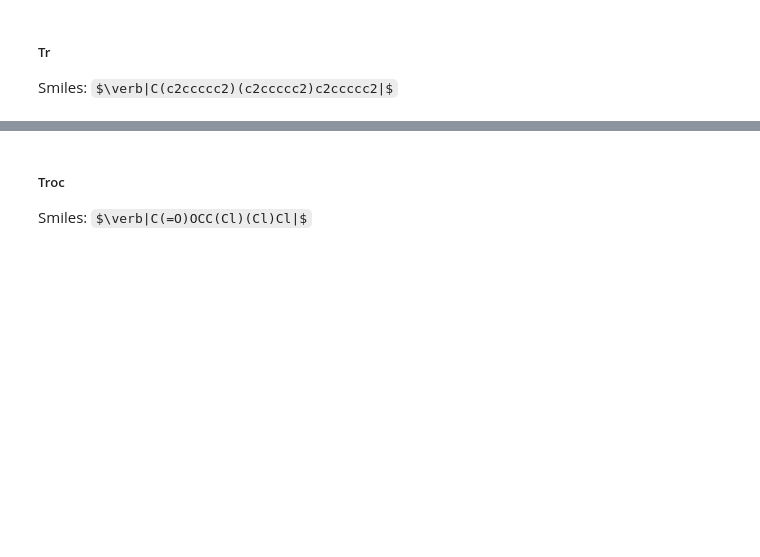
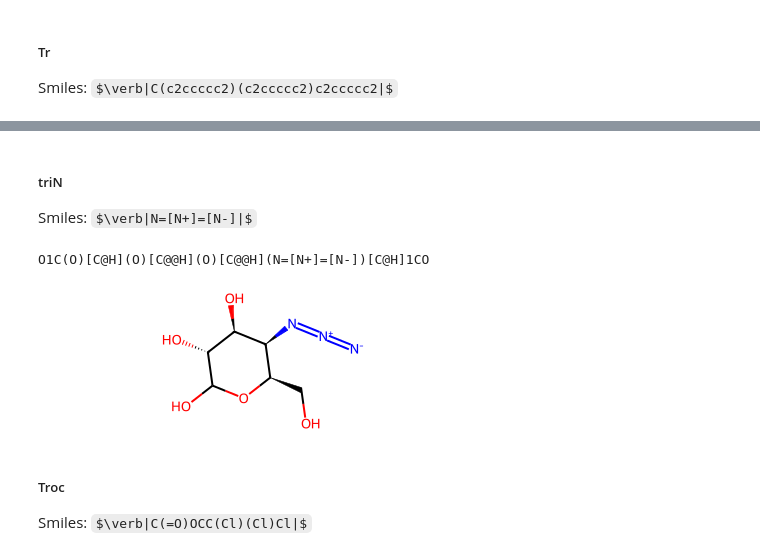
Before and after one commit to kalininalab/GlyLES, a Jupyter notebook: examples/fgs.ipynb, the cells around one changed output, grey strips where cells are left out. Cells and saved outputs as stored; diff of their text form; code cells hidden in the pictures; some formulas as TeX source; blank space fills up the shorter version.

```diff
--- a/examples/fgs.ipynb
+++ b/examples/fgs.ipynb
@@ -953,4 +1071,13 @@ Chem.MolFromSmiles(convert("Gal4Tr")[0][1])
 [figure]
+# %% [markdown]
+##### triN
+
+Smiles: $\verb|N=[N+]=[N-]|$
+# %%
+Chem.MolFromSmiles(convert("Gal4triN")[0][1])
+# %% [output]
+O1C(O)[C@H](O)[C@@H](O)[C@@H](N=[N+]=[N-])[C@H]1CO
+[figure, added]
 # %% [markdown]
 ##### Troc
 
```
Also changed, not shown: parts of 141 cells of this notebook, 6 other files.
